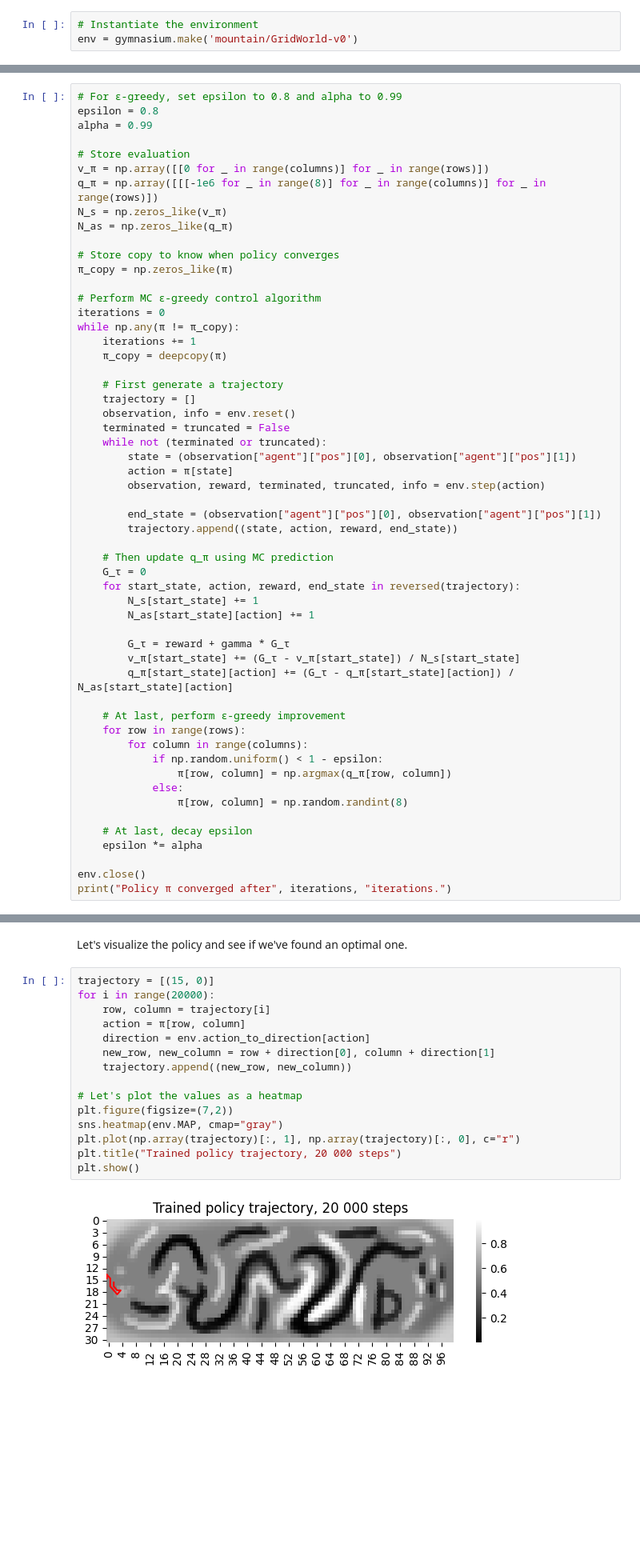
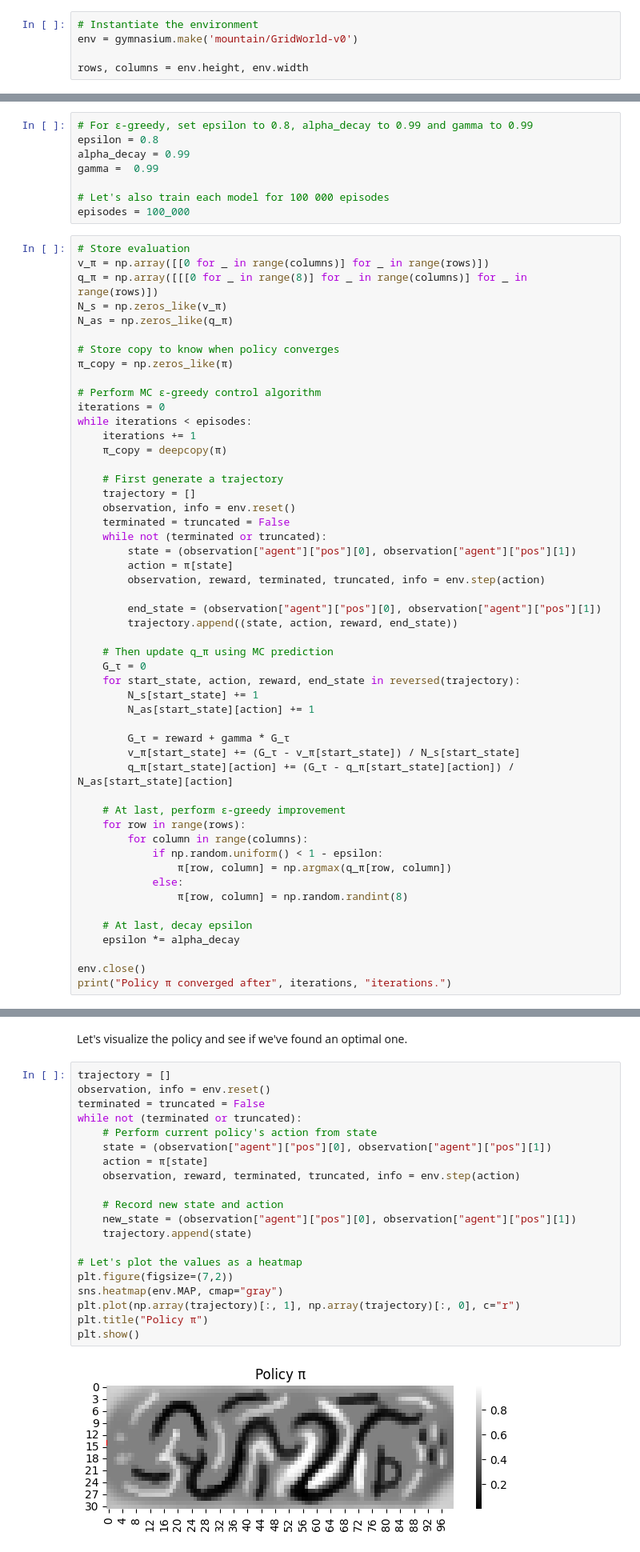
Before and after one commit to RunarFosse/INF368A-Problems, a Jupyter notebook: Problem Set 3/Report.ipynb, the cells around one changed output, grey strips where cells are left out. Shown: that part at 80% size. Saved outputs shown, nothing was run; the diff lists cells and outputs as text; blank space fills up the shorter version.

```diff
--- a/Problem Set 3/Report.ipynb
+++ b/Problem Set 3/Report.ipynb
@@ -94,6 +94,8 @@ Let's create this policy, aswell as instantiate and run the simulator for the en
 # %%
 # Instantiate the environment
 env = gymnasium.make('mountain/GridWorld-v0')
+
+rows, columns = env.height, env.width
 # %%
 # Create the policy
 π = np.ones_like(v_π)
@@ -104,14 +106,18 @@ for row in range(rows):
         π[row, column] = np.random.randint(8)
 # %% [markdown]
 We can now perform MC control and learn the optimal policy for the robot through $\epsilon$-greedy.
+# %%
+# For ε-greedy, set epsilon to 0.8, alpha_decay to 0.99 and gamma to 0.99
+epsilon = 0.8
+alpha_decay = 0.99
+gamma =  0.99
+
+# Let's also train each model for 100 000 episodes
+episodes = 100_000
 # %%
-# For ε-greedy, set epsilon to 0.8 and alpha to 0.99
-epsilon = 0.8
-alpha = 0.99
-
 # Store evaluation
 v_π = np.array([[0 for _ in range(columns)] for _ in range(rows)])
-q_π = np.array([[[-1e6 for _ in range(8)] for _ in range(columns)] for _ in range(rows)])
+q_π = np.array([[[0 for _ in range(8)] for _ in range(columns)] for _ in range(rows)])
 N_s = np.zeros_like(v_π)
 N_as = np.zeros_like(q_π)
 
@@ -120,7 +126,7 @@ N_as = np.zeros_like(q_π)
 
 # Perform MC ε-greedy control algorithm
 iterations = 0
-while np.any(π != π_copy):
+while iterations < episodes:
     iterations += 1
     π_copy = deepcopy(π)
 
@@ -155,7 +161,7 @@ while np.any(π != π_copy):
                 π[row, column] = np.random.randint(8)
 
     # At last, decay epsilon
-    epsilon *= alpha
+    epsilon *= alpha_decay
 
 env.close()
 print("Policy π converged after", iterations, "iterations.")
@@ -164,22 +170,27 @@ Policy π converged after 710 iterations.
 # %% [markdown]
 Let's visualize the policy and see if we've found an optimal one.
 # %%
-trajectory = [(15, 0)]
-for i in range(20000):
-    row, column = trajectory[i]
-    action = π[row, column]
-    direction = env.action_to_direction[action]
-    new_row, new_column = row + direction[0], column + direction[1]
-    trajectory.append((new_row, new_column))
+trajectory = []
+observation, info = env.reset()
+terminated = truncated = False
+while not (terminated or truncated):
+    # Perform current policy's action from state
+    state = (observation["agent"]["pos"][0], observation["agent"]["pos"][1])
+    action = π[state]
+    observation, reward, terminated, truncated, info = env.step(action)
+
+    # Record new state and action
+    new_state = (observation["agent"]["pos"][0], observation["agent"]["pos"][1])
+    trajectory.append(state)
 
 # Let's plot the values as a heatmap
 plt.figure(figsize=(7,2))
 sns.heatmap(env.MAP, cmap="gray")
 plt.plot(np.array(trajectory)[:, 1], np.array(trajectory)[:, 0], c="r")
-plt.title("Trained policy trajectory, 20 000 steps")
+plt.title("Policy π")
 plt.show()
 # %% [output]
-[figure, old version]
+[figure, new version]
 # %% [markdown]
 If we visualize the trajectory we can see it spins back and fourth right from the start. Let's visualize the compute state-value evaluation aswell.
 # %%
```
Also changed, not shown: parts of 26 cells of this notebook, 6 other files.
